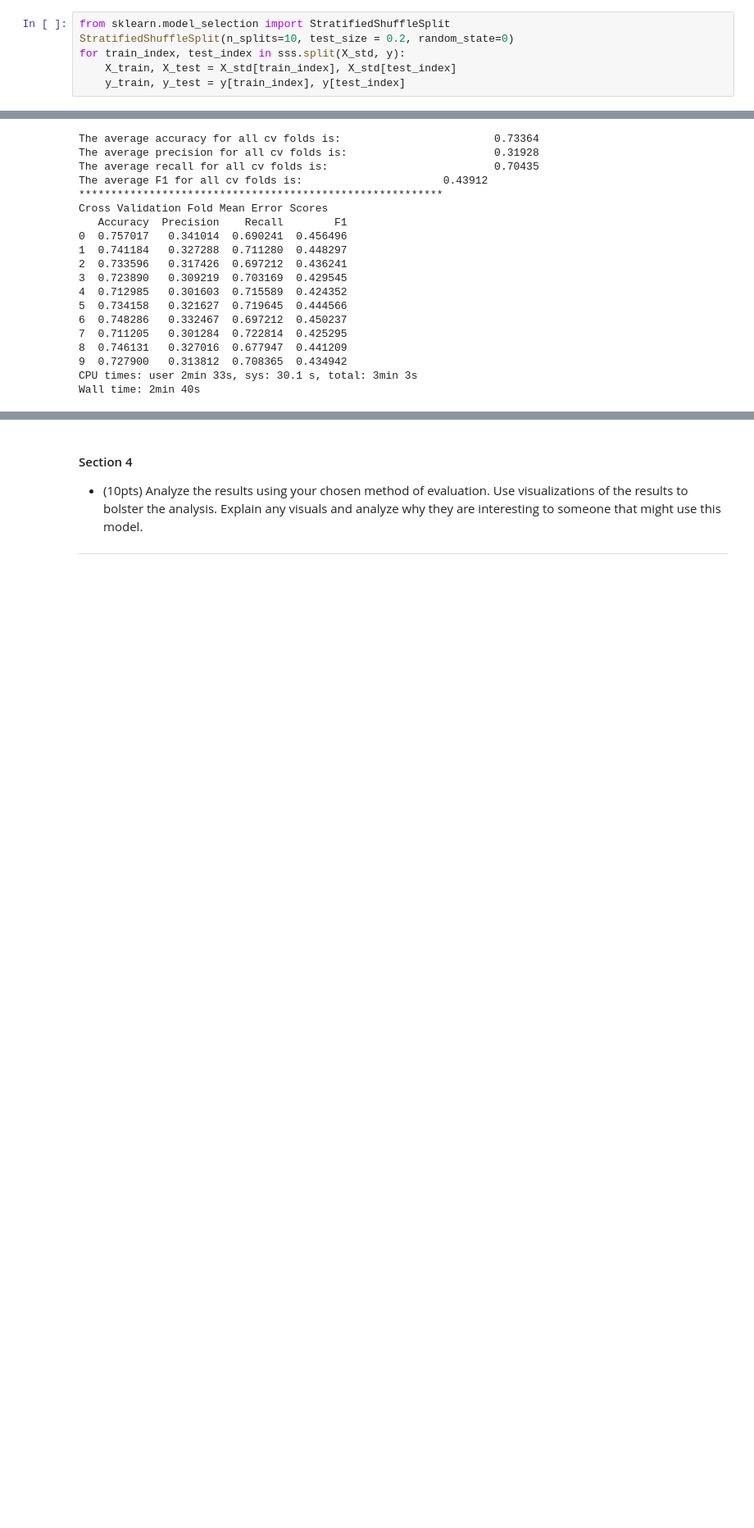
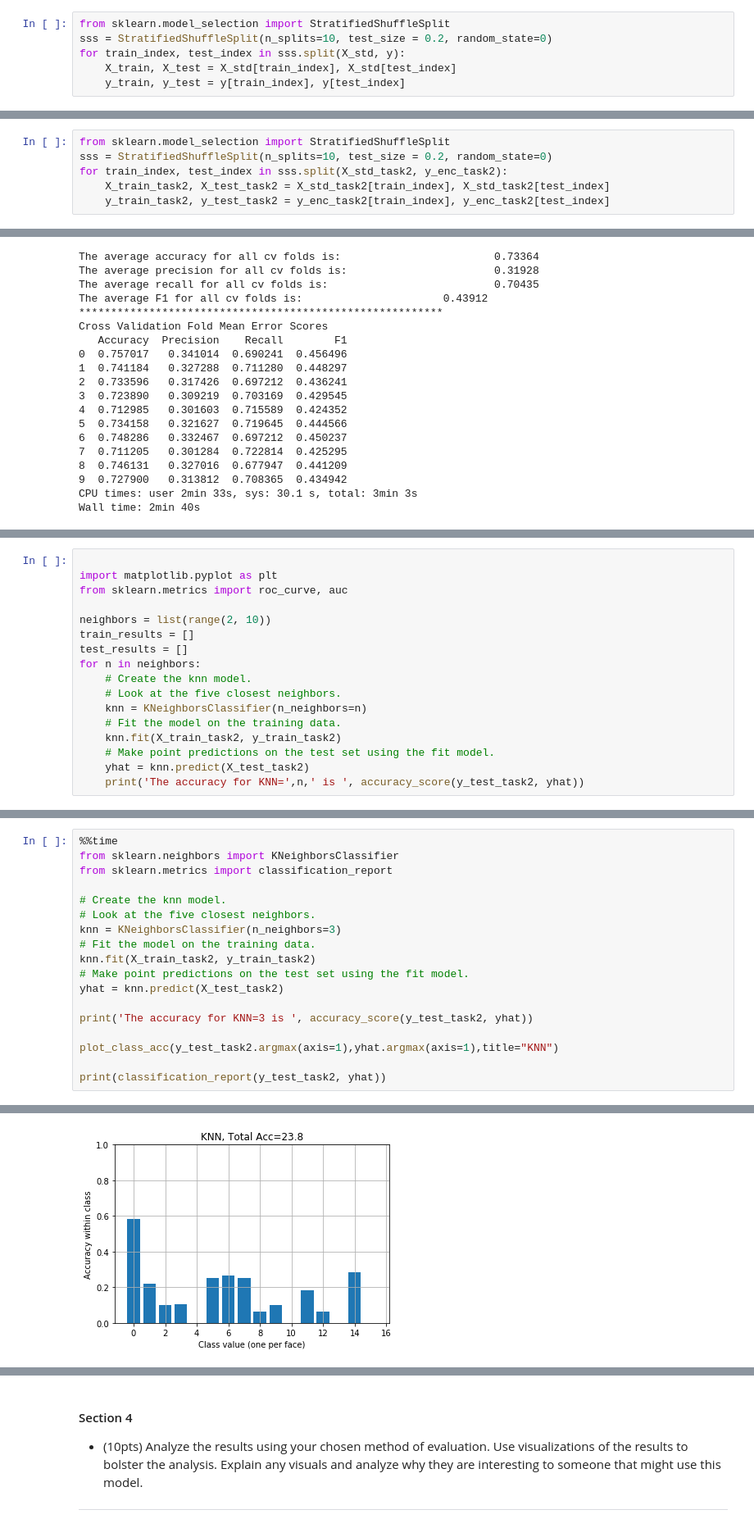
Before and after one commit to i4a/olympics, a Jupyter notebook: LabAssignmentTwo.ipynb, the cells around one changed output, grey strips where cells are left out. Shown at 82% size. Cells and saved outputs as stored; diff of their text form; blank space fills up the shorter version.

```diff
--- a/LabAssignmentTwo.ipynb
+++ b/LabAssignmentTwo.ipynb
@@ -499,7 +626,7 @@ $$
 For the task of classifying medal winners, we will use Stratified 10-fold cross validation to divide the data into training and test splits, with the desired test size being 20%. Stratification is extremely important in this dataset, since the majority of our features are binary as a result of the one-hot encoding operation. Each of these features are extremely imbalanced, so a stratified selection process will ensure under-represented feature classes will be properly represented in the test and training sets. As an example, only 0.04% of the athletes in the dataset return class (1) for Country_Afghanistan. Without stratifcation, there is a real possibility of athletes from this Country being unrepresented when determining Medal winners. The 10-fold cross-validation will minimize the possibility of overfitting and produce less bias by performing 10 models tests on slightly different subsets of the data. 10 is chosen for k since it is a routinely accepted practice in Machine learning and would produce slightly less bias than the other commonly accepted value of k, 5.
 # %%
 from sklearn.model_selection import StratifiedShuffleSplit
-StratifiedShuffleSplit(n_splits=10, test_size = 0.2, random_state=0)
+sss = StratifiedShuffleSplit(n_splits=10, test_size = 0.2, random_state=0)
 for train_index, test_index in sss.split(X_std, y):
     X_train, X_test = X_std[train_index], X_std[test_index]
     y_train, y_test = y[train_index], y[test_index]
@@ -506,3 +637,9 @@ for train_index, test_index in sss.split(X_std, y):
+# %%
+from sklearn.model_selection import StratifiedShuffleSplit
+sss = StratifiedShuffleSplit(n_splits=10, test_size = 0.2, random_state=0)
+for train_index, test_index in sss.split(X_std_task2, y_enc_task2):
+    X_train_task2, X_test_task2 = X_std_task2[train_index], X_std_task2[test_index]
+    y_train_task2, y_test_task2 = y_enc_task2[train_index], y_enc_task2[test_index]
 # %% [markdown]
 #### Section 3
 
@@ -727,0 +1026,17 @@ Wall time: 2min 40s
+# %%
+
+import matplotlib.pyplot as plt
+from sklearn.metrics import roc_curve, auc
+
+neighbors = list(range(2, 10))
+train_results = []
+test_results = []
+for n in neighbors:
+    # Create the knn model.
+    # Look at the five closest neighbors.
+    knn = KNeighborsClassifier(n_neighbors=n)
+    # Fit the model on the training data.
+    knn.fit(X_train_task2, y_train_task2)
+    # Make point predictions on the test set using the fit model.
+    yhat = knn.predict(X_test_task2)
+    print('The accuracy for KNN=',n,' is ', accuracy_score(y_test_task2, yhat))
@@ -727,0 +1054,19 @@ Wall time: 2min 40s
+# %%
+%%time
+from sklearn.neighbors import KNeighborsClassifier
+from sklearn.metrics import classification_report
+
+# Create the knn model.
+# Look at the five closest neighbors.
+knn = KNeighborsClassifier(n_neighbors=3)
+# Fit the model on the training data.
+knn.fit(X_train_task2, y_train_task2)
+# Make point predictions on the test set using the fit model.
+yhat = knn.predict(X_test_task2)
+
+print('The accuracy for KNN=3 is ', accuracy_score(y_test_task2, yhat))
+
+plot_class_acc(y_test_task2.argmax(axis=1),yhat.argmax(axis=1),title="KNN")
+
+print(classification_report(y_test_task2, yhat))
+# %% [output]
@@ -727,0 +1074 @@ Wall time: 2min 40s
+[figure, added]
```
Also changed, not shown: parts of 44 cells of this notebook.
